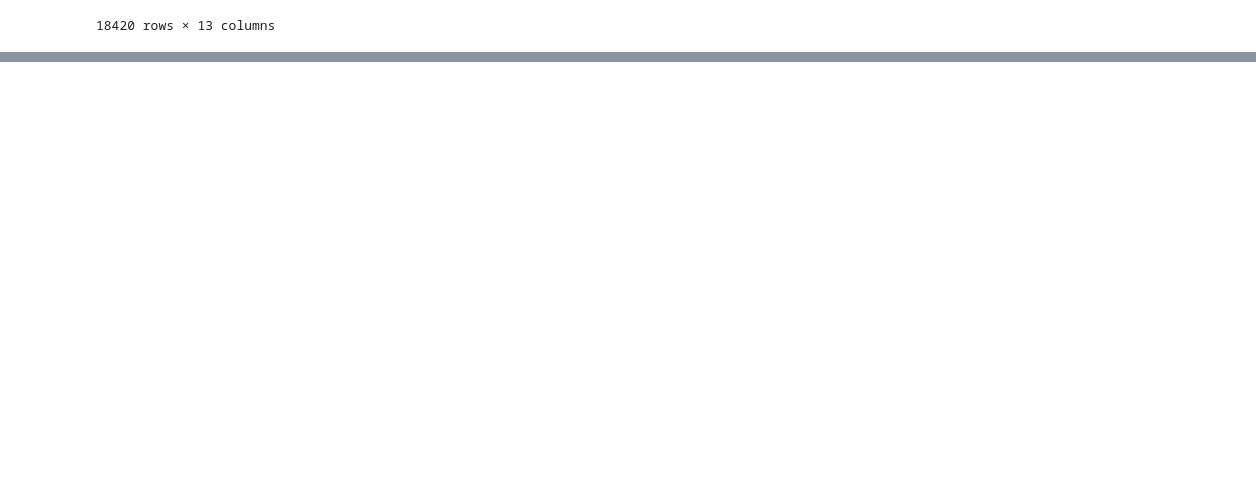
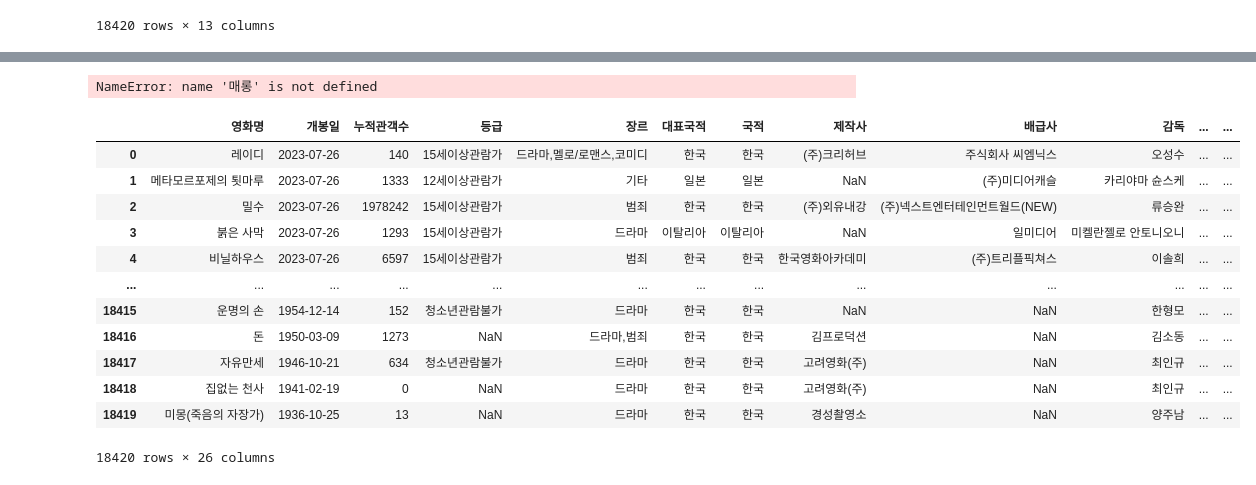
Before and after one commit to wonyounging/2_Project, a Jupyter notebook: Work_data/movie_data/영화 평점 크롤링.ipynb, the cells around one changed output, grey strips where cells are left out. Drawn from its saved outputs; the diff is of its cells as text; code cells hidden in the pictures; blank space fills up the shorter version.

```diff
--- a/Work_data/movie_data/영화 평점 크롤링.ipynb
+++ b/Work_data/movie_data/영화 평점 크롤링.ipynb
@@ -5,5 +15,5 @@ import pandas as pd
 # %%
-df = pd.read_excel('d:/2nd_project/Data/movie_data/[KOBIS] 박스오피스_줄거리_감정키워드(2003.01~2023.07).xlsx', engine='openpyxl')
+df = pd.read_excel('c:/2nd_project/Data/movie_data/[KOBIS] 박스오피스_줄거리_감정키워드(2003.01~2023.07).xlsx', engine='openpyxl')
 df
 # %% [output]
 |  | 영화명 | 개봉일 | 누적관객수 | 등급 | 장르 | 대표국적 | 국적 | 제작사 | 배급사 | 감독 | 배우 | ... |
@@ -83,0 +32,4 @@ Backtrace:
+# %%
+df.sort_values(by=['개봉일', '영화명'], ascending=[False, True], inplace=True)
+df.reset_index(drop=True, inplace=True)
+df.head(3)
@@ -83,0 +41,5 @@ Backtrace:
+# %%
+new_col = ['검색 영화명' ,'검색 개봉일', '평점', '남자 평점', '여자 평점', '10대 평점', '20대 평점', '30대 평점', '40대 평점', '50대 평점', '리뷰 평점', '리뷰', '포스터']
+for col in new_col:
+    df[col] = ''
+df.head(3)
@@ -83,0 +323,20 @@ Backtrace:
+# %%
+매롱
+# %% [output]
+NameError: name '매롱' is not defined
+# %%
+df
+# %% [output]
+|  | 영화명 | 개봉일 | 누적관객수 | 등급 | 장르 | 대표국적 | 국적 | 제작사 | 배급사 | 감독 | ... | ... |
+| 0 | 레이디 | 2023-07-26 | 140 | 15세이상관람가 | 드라마,멜로/로맨스,코미디 | 한국 | 한국 | (주)크리허브 | 주식회사 씨엠닉스 | 오성수 | ... | ... |
+| 1 | 메타모르포제의 툇마루 | 2023-07-26 | 1333 | 12세이상관람가 | 기타 | 일본 | 일본 | NaN | (주)미디어캐슬 | 카리야마 슌스케 | ... | ... |
+| 2 | 밀수 | 2023-07-26 | 1978242 | 15세이상관람가 | 범죄 | 한국 | 한국 | (주)외유내강 | (주)넥스트엔터테인먼트월드(NEW) | 류승완 | ... | ... |
+| 3 | 붉은 사막 | 2023-07-26 | 1293 | 15세이상관람가 | 드라마 | 이탈리아 | 이탈리아 | NaN | 일미디어 | 미켈란젤로 안토니오니 | ... | ... |
+| 4 | 비닐하우스 | 2023-07-26 | 6597 | 15세이상관람가 | 범죄 | 한국 | 한국 | 한국영화아카데미 | (주)트리플픽쳐스 | 이솔희 | ... | ... |
+| ... | ... | ... | ... | ... | ... | ... | ... | ... | ... | ... | ... | ... |
+| 18415 | 운명의 손 | 1954-12-14 | 152 | 청소년관람불가 | 드라마 | 한국 | 한국 | NaN | NaN | 한형모 | ... | ... |
+| 18416 | 돈 | 1950-03-09 | 1273 | NaN | 드라마,범죄 | 한국 | 한국 | 김프로덕션 | NaN | 김소동 | ... | ... |
+| 18417 | 자유만세 | 1946-10-21 | 634 | 청소년관람불가 | 드라마 | 한국 | 한국 | 고려영화(주) | NaN | 최인규 | ... | ... |
+| 18418 | 집없는 천사 | 1941-02-19 | 0 | NaN | 드라마 | 한국 | 한국 | 고려영화(주) | NaN | 최인규 | ... | ... |
+| 18419 | 미몽(죽음의 자장가) | 1936-10-25 | 13 | NaN | 드라마 | 한국 | 한국 | 경성촬영소 | NaN | 양주남 | ... | ... |
+18420 rows × 26 columns
```
Also changed, not shown: parts of 20 cells of this notebook, 1 other file.
